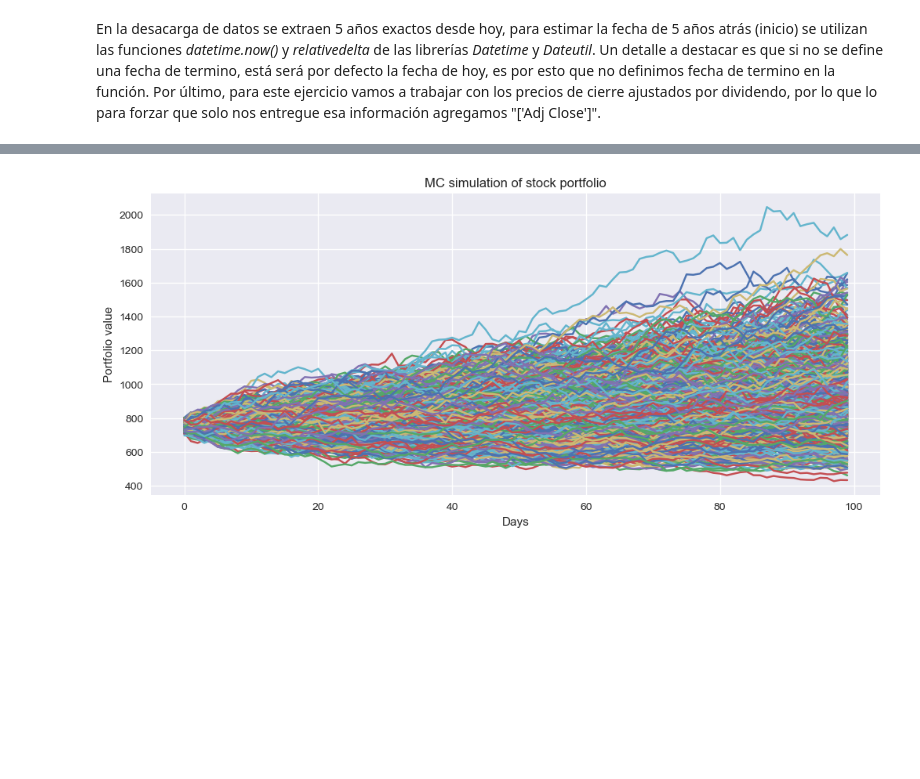
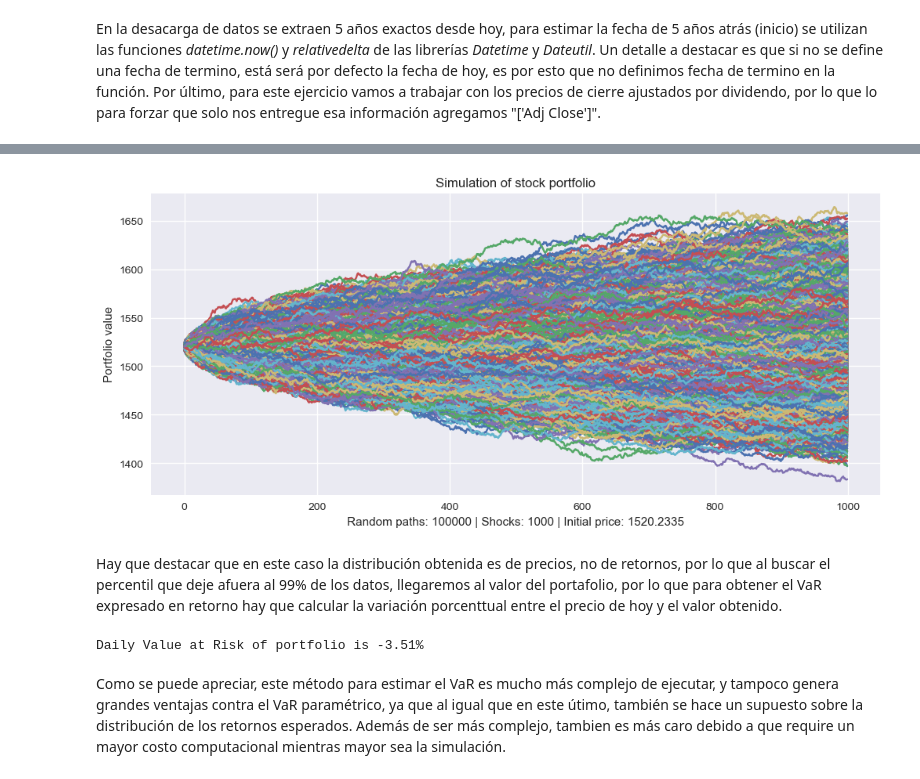
Before and after one commit to Manuel-Progaska/python_linkedin, a Jupyter notebook: tutorials/value_at_risk(T).ipynb, the cells around one changed output, grey strips where cells are left out. Saved outputs shown, nothing was run; the diff lists cells and outputs as text; code cells hidden in the pictures; blank space fills up the shorter version.

Commit message:
value at risk

```diff
--- a/tutorials/value_at_risk(T).ipynb
+++ b/tutorials/value_at_risk(T).ipynb
@@ -132,23 +181,39 @@ Is normal:   False
 # %%
 # Monte-Carlo simulation
-simulations = 1000
-T = 100
-mean_mtx = np.full(shape=(T, len(weights)), fill_value=ret).T
+simulations = 100000
+T = 1000
+mean_mtx = np.full(shape=(T, len(weights)), fill_value=ret/T).T
 portf_simulations = np.full(shape=(T, simulations),fill_value=0.0)
 initial_portf = last_price
 
 for i in range(0, simulations):
      Z = np.random.normal(size=(T, len(weights)))
-     L = cholesky(cov)
+     L = cholesky(cov/T)
      daily_ret = mean_mtx + np.inner(L,Z)
      portf_simulations[:,i] = np.cumprod(np.inner(weights,daily_ret.T)+1)*initial_portf
 
 plt.figure(figsize=(12,5))
 plt.style.use('seaborn')
 plt.plot(portf_simulations)
 plt.ylabel('Portfolio value')
-plt.xlabel('Days')
-plt.title('MC simulation of stock portfolio')
+plt.xlabel(
+     'Random paths: ' + str(simulations)+\
+     ' | Shocks: ' + str(T) +\
+     ' | Initial price: ' + str(np.round(last_price,4))
+ )
+plt.title('Simulation of stock portfolio')
 plt.show()
 # %% [output]
-[figure, old version]
+[figure, new version]
+# %% [markdown]
+Hay que destacar que en este caso la distribución obtenida es de precios, no de retornos, por lo que al buscar el percentil que deje afuera al 99% de los datos, llegaremos al valor del portafolio, por lo que para obtener el VaR expresado en retorno hay que calcular la variación porcenttual entre el precio de hoy y el valor obtenido.
+# %%
+# VaR by Monte Carlo simulation
+#x = np.dot(port_ret.values,weights)
+perct = np.percentile(portf_simulations,1) # 99% of confidence
+VaR_MC = perct/last_price -1
+print('Daily Value at Risk of portfolio is {0:.2f}%'.format(VaR_MC*100))
+# %% [output]
+Daily Value at Risk of portfolio is -3.51%
+# %% [markdown]
+Como se puede apreciar, este método para estimar el VaR es mucho más complejo de ejecutar, y tampoco genera grandes ventajas contra el VaR paramétrico, ya que al igual que en este útimo, también se hace un supuesto sobre la distribución de los retornos esperados. Además de ser más complejo, tambien es más caro debido a que require un mayor costo computacional mientras mayor sea la simulación.
```
Also changed, not shown: parts of 13 cells of this notebook, 2 other files.
